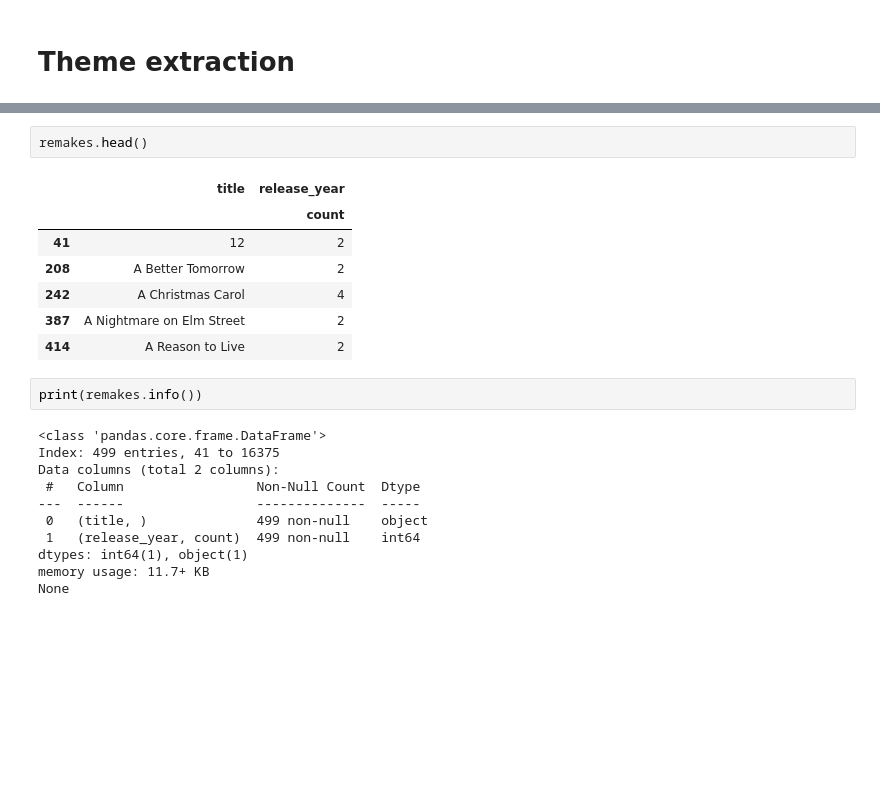
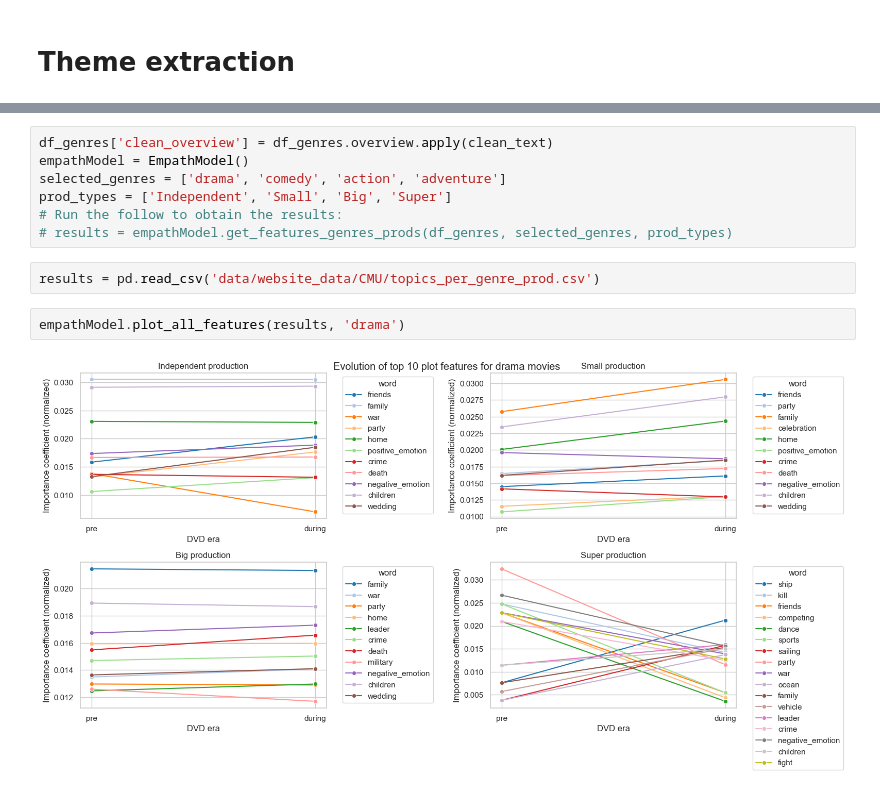
Before and after one commit to epfl-ada/ada-2024-project-databand, a Jupyter notebook: main_results_CMU.ipynb, the cells around one changed output, grey strips where cells are left out. Saved outputs shown, nothing was run; the diff lists cells and outputs as text; blank space fills up the shorter version.

```diff
--- a/main_results_CMU.ipynb
+++ b/main_results_CMU.ipynb
@@ -394,23 +398,13 @@ style_plot('Number of Remakes by Year', 'Year', 'Number of Movies', False)
-# %%
-remakes.head()
-# %% [output]
-|  | title | release_year |
-|  |  | count |
-| 41 | 12 | 2 |
-| 208 | A Better Tomorrow | 2 |
-| 242 | A Christmas Carol | 4 |
-| 387 | A Nightmare on Elm Street | 2 |
-| 414 | A Reason to Live | 2 |
-# %%
-print(remakes.info())
-# %% [output]
-<class 'pandas.core.frame.DataFrame'>
-Index: 499 entries, 41 to 16375
-Data columns (total 2 columns):
- #   Column                 Non-Null Count  Dtype
----  ------                 --------------  -----
- 0   (title, )              499 non-null    object
- 1   (release_year, count)  499 non-null    int64
-dtypes: int64(1), object(1)
-memory usage: 11.7+ KB
-None
+# %%
+df_genres['clean_overview'] = df_genres.overview.apply(clean_text)
+empathModel = EmpathModel()
+selected_genres = ['drama', 'comedy', 'action', 'adventure']
+prod_types = ['Independent', 'Small', 'Big', 'Super']
+# Run the follow to obtain the results:
+# results = empathModel.get_features_genres_prods(df_genres, selected_genres, prod_types)
+# %%
+results = pd.read_csv('data/website_data/CMU/topics_per_genre_prod.csv')
+# %%
+empathModel.plot_all_features(results, 'drama')
+# %% [output]
+[figure, added]
```
Also changed, not shown: parts of 20 cells of this notebook, 2 other files.
